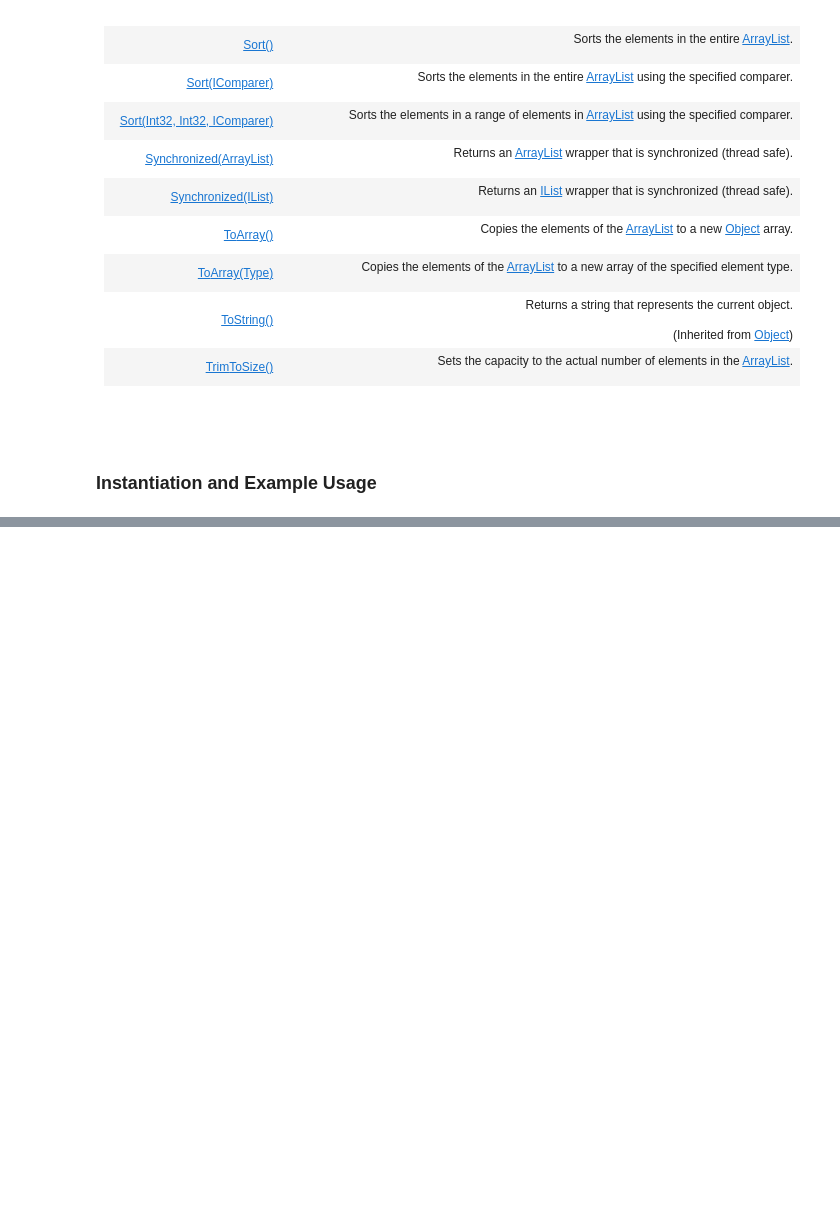
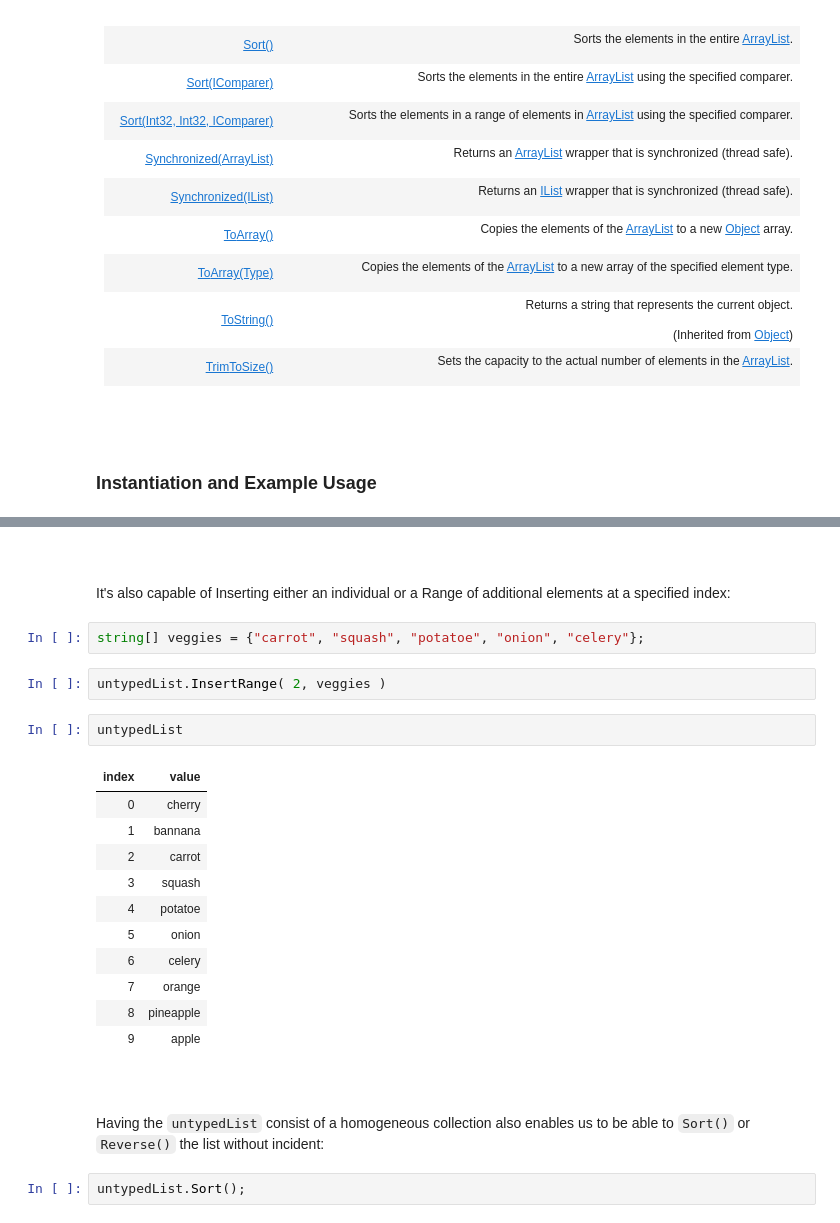
Before and after one commit to HarryJamesGreenblatt/Notes-On-C-Sharp, a Jupyter notebook: 16. Linear Data Structures/Built-In Classes/The ArrayList Class.ipynb, the cells around one changed output, grey strips where cells are left out. Drawn from its saved outputs; the diff is of its cells as text; blank space fills up the shorter version.

```diff
--- a/16. Linear Data Structures/Built-In Classes/The ArrayList Class.ipynb
+++ b/16. Linear Data Structures/Built-In Classes/The ArrayList Class.ipynb
@@ -614,0 +698,28 @@ Despite the immeadiate convenience this provides, the `ArrayList` **does not off
+# %% [markdown]
+<br>
+# %% [markdown]
+It's also capable of Inserting either an individual or a Range of additional elements at a specified index:
+# %%
+string[] veggies = {"carrot", "squash", "potatoe", "onion", "celery"};
+# %%
+untypedList.InsertRange( 2, veggies )
+# %%
+untypedList
+# %% [output]
+| index | value |
+| 0 | cherry |
+| 1 | bannana |
+| 2 | carrot |
+| 3 | squash |
+| 4 | potatoe |
+| 5 | onion |
+| 6 | celery |
+| 7 | orange |
+| 8 | pineapple |
+| 9 | apple |
+# %% [markdown]
+<br>
+# %% [markdown]
+Having the `untypedList` consist of a homogeneous collection also enables us to be able to `Sort()` or `Reverse()` the list without incident:
+# %%
+untypedList.Sort();
```
Also changed, not shown: parts of 35 cells of this notebook.
